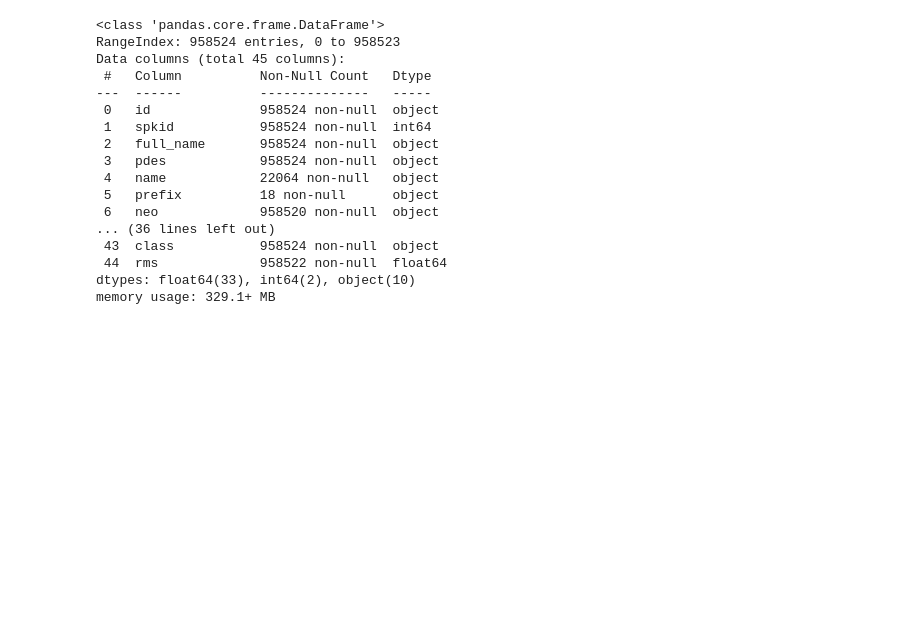
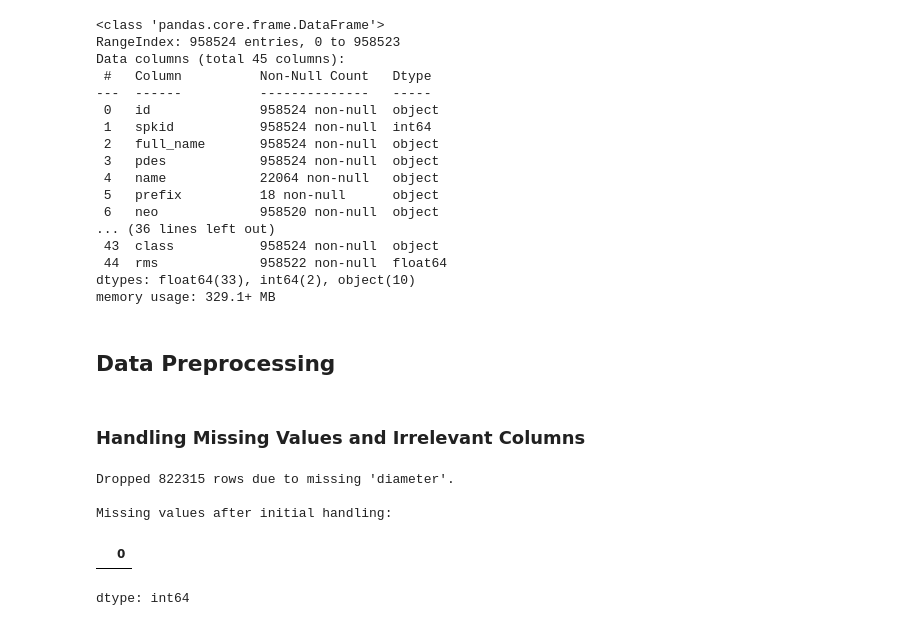
Before and after one commit to Aravindr017/Asteroid-Diameter-Prediction, a Jupyter notebook: Model/Asteriod.ipynb, the cells around one changed output. Cells and saved outputs as stored; diff of their text form; code cells hidden in the pictures; blank space fills up the shorter version.

```diff
--- a/Model/Asteriod.ipynb
+++ b/Model/Asteriod.ipynb
@@ -232,3 +249,45 @@ Data columns (total 45 columns):
  44  rms             958522 non-null  float64
 dtypes: float64(33), int64(2), object(10)
 memory usage: 329.1+ MB
+# %% [markdown]
+## Data Preprocessing
+# %% [markdown]
+### Handling Missing Values and Irrelevant Columns
+# %%
+# Drop columns with a very high percentage of missing values or irrelevant identifiers
+# 'name' and 'prefix' have too many missing values to be useful.
+# 'id', 'spkid', 'full_name', 'pdes', 'orbit_id', 'equinox' are identifiers and not predictive features.
+# 'diameter_sigma' is related to the uncertainty of diameter, which can be dropped for simplicity for now.
+# For now, let's keep only rows where 'diameter' is not null, as it's a key variable for analysis.
+
+initial_rows = asteriod_df.shape[0]
+asteriod_df_processed = asteriod_df.dropna(subset=['diameter']).copy()
+print(f"Dropped {initial_rows - asteriod_df_processed.shape[0]} rows due to missing 'diameter'.")
+
+columns_to_drop = [
+    'id', 'spkid', 'full_name', 'pdes', 'name', 'prefix', 'orbit_id', 'equinox', 'diameter_sigma'
+]
+
+# Drop columns that are no longer needed
+asteriod_df_processed = asteriod_df_processed.drop(columns=columns_to_drop, errors='ignore')
+
+# Impute remaining numerical missing values with the median
+for col in ['H', 'albedo', 'ma', 'ad', 'per', 'per_y', 'moid', 'moid_ld', 'rms']:
+    if col in asteriod_df_processed.columns:
+        median_val = asteriod_df_processed[col].median()
+        asteriod_df_processed[col] = asteriod_df_processed[col].fillna(median_val)
+
+# Impute categorical missing values with the mode
+for col in ['neo', 'pha']:
+    if col in asteriod_df_processed.columns:
+        mode_val = asteriod_df_processed[col].mode()[0]
+        asteriod_df_processed[col] = asteriod_df_processed[col].fillna(mode_val)
+
+print("\nMissing values after initial handling:")
+display(asteriod_df_processed.isna().sum()[asteriod_df_processed.isna().sum() > 0])
+# %% [output]
+Dropped 822315 rows due to missing 'diameter'.
+
+Missing values after initial handling:
+|  | 0 |
+dtype: int64
```
Also changed, not shown: parts of 8 cells of this notebook.
